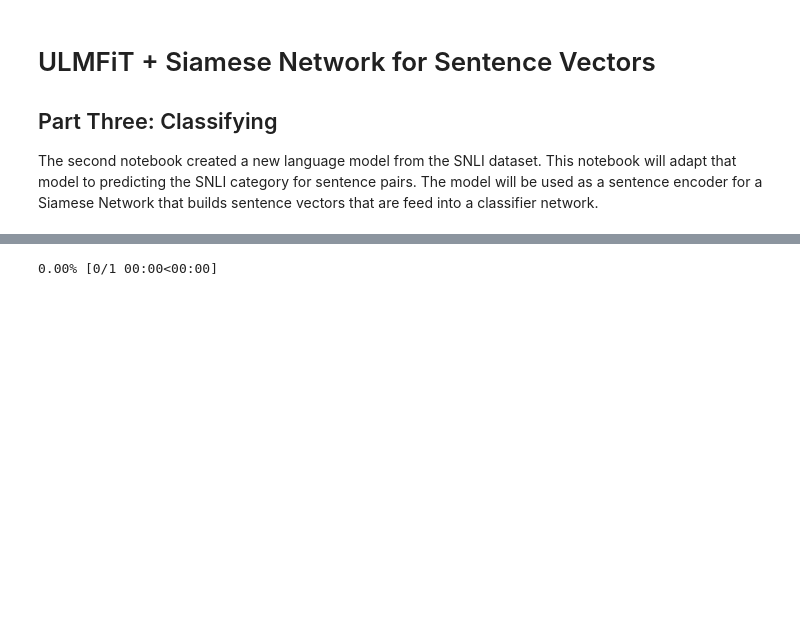
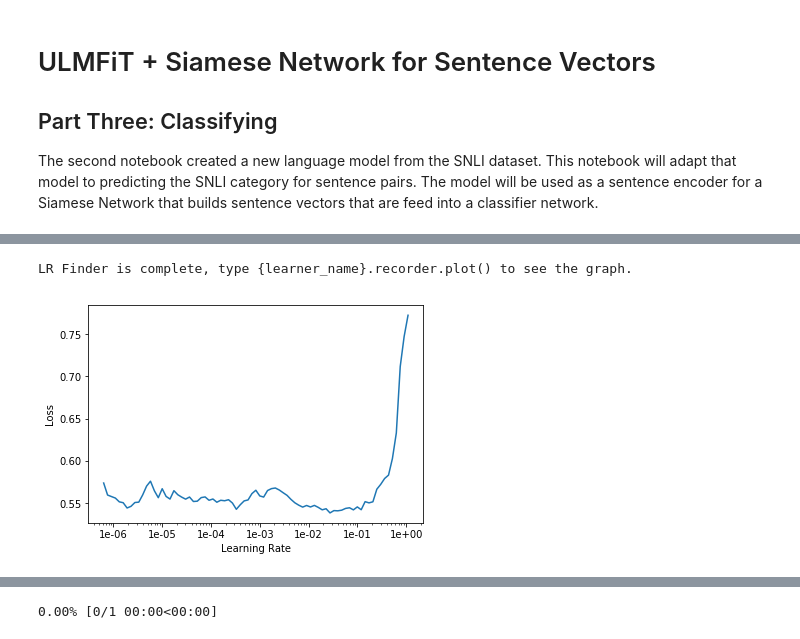
Before and after one commit to dainis-boumber/av, a Jupyter notebook: classifier.ipynb, the cells around one changed output, grey strips where cells are left out. Drawn from its saved outputs; the diff is of its cells as text; code cells hidden in the pictures; blank space fills up the shorter version.

```diff
--- a/classifier.ipynb
+++ b/classifier.ipynb
@@ -78,0 +147,6 @@ data_clf.show_batch()
+# %%
+learn.lr_find()
+learn.recorder.plot()
+# %% [output]
+LR Finder is complete, type {learner_name}.recorder.plot() to see the graph.
+[figure, added]
```
Also changed, not shown: parts of 15 cells of this notebook, 8 other files.
